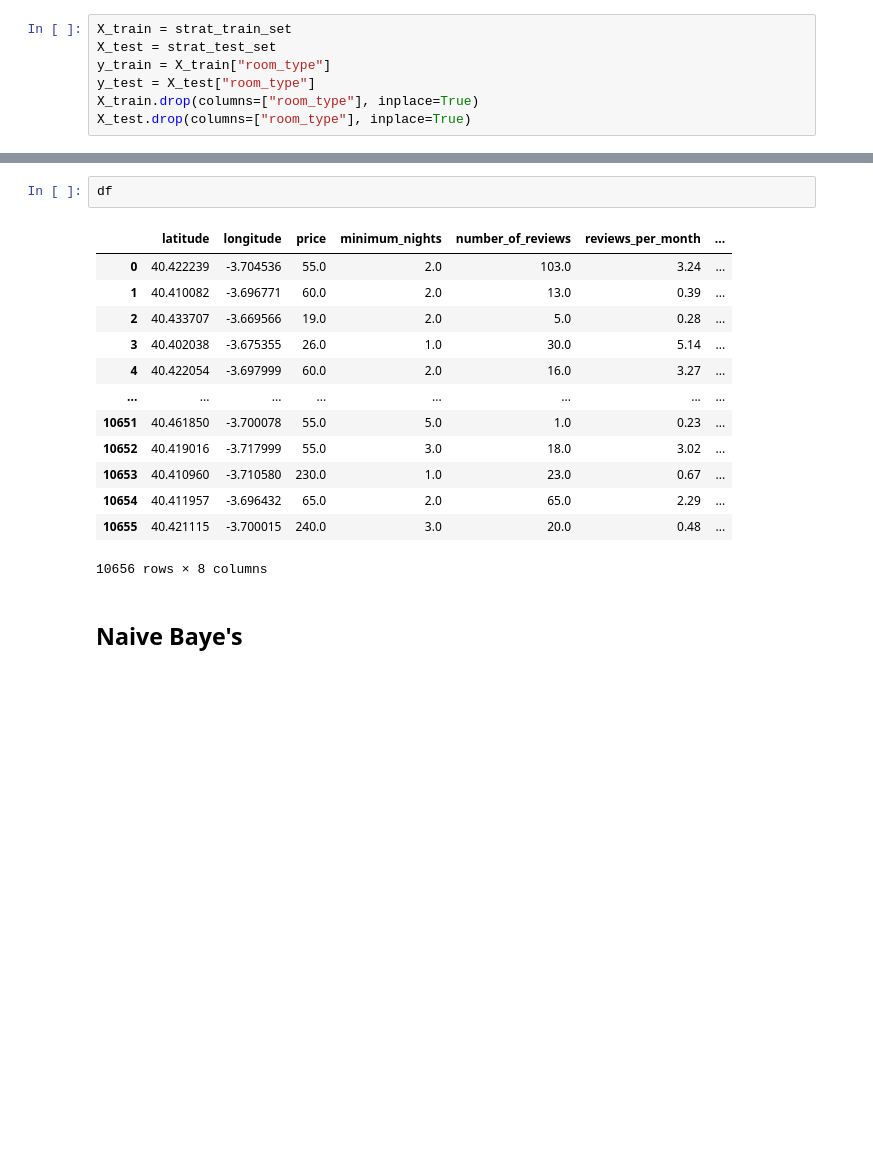
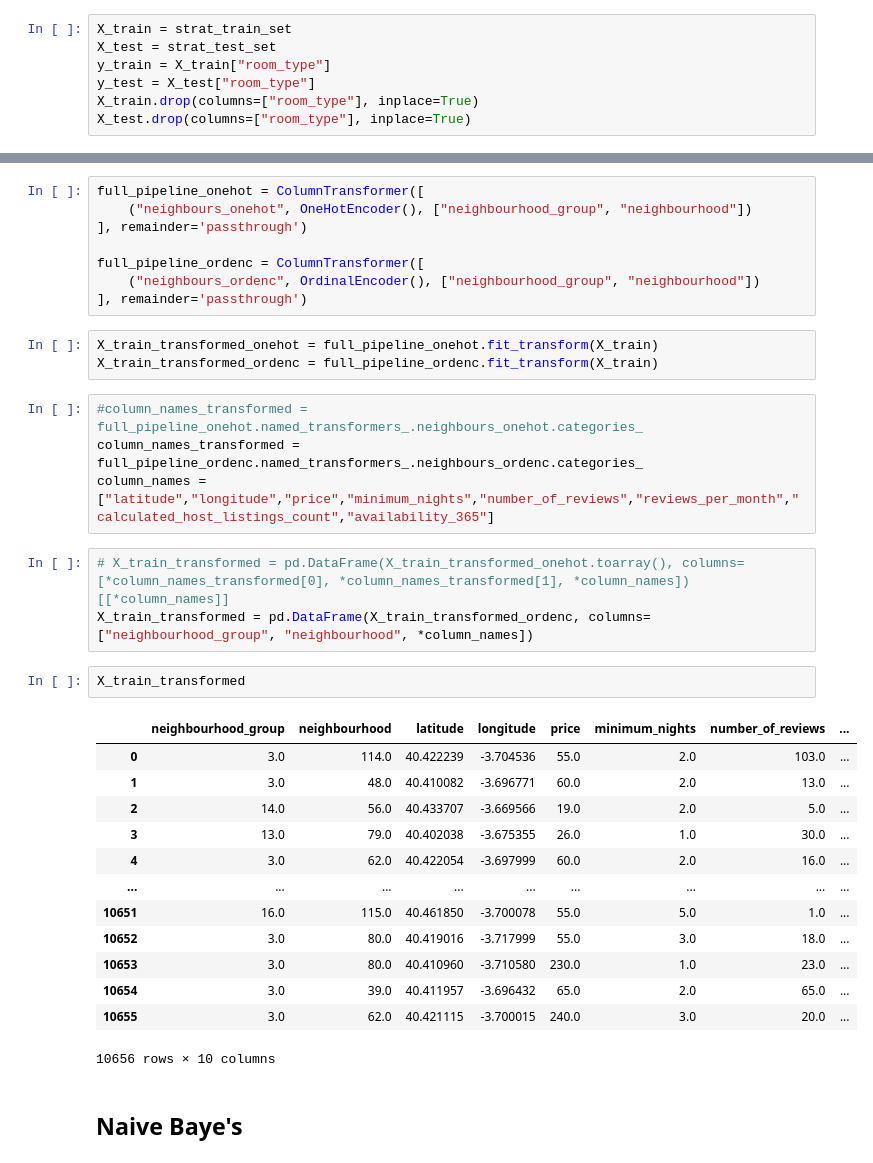
Before and after one commit to frapima/AAI, a Jupyter notebook: projects/module1/tp1/InsideAirBnB.ipynb, the cells around one changed output, grey strips where cells are left out. Saved outputs shown, nothing was run; the diff lists cells and outputs as text; blank space fills up the shorter version.

```diff
--- a/projects/module1/tp1/InsideAirBnB.ipynb
+++ b/projects/module1/tp1/InsideAirBnB.ipynb
@@ -173,19 +140,37 @@ df = pd.DataFrame(X_prepared.toarray(), columns=[*attrs[0], *attrs[1], *num_attr
-# %%
-df
-# %% [output]
-|  | latitude | longitude | price | minimum_nights | number_of_reviews | reviews_per_month | ... |
-| 0 | 40.422239 | -3.704536 | 55.0 | 2.0 | 103.0 | 3.24 | ... |
-| 1 | 40.410082 | -3.696771 | 60.0 | 2.0 | 13.0 | 0.39 | ... |
-| 2 | 40.433707 | -3.669566 | 19.0 | 2.0 | 5.0 | 0.28 | ... |
-| 3 | 40.402038 | -3.675355 | 26.0 | 1.0 | 30.0 | 5.14 | ... |
-| 4 | 40.422054 | -3.697999 | 60.0 | 2.0 | 16.0 | 3.27 | ... |
-| ... | ... | ... | ... | ... | ... | ... | ... |
-| 10651 | 40.461850 | -3.700078 | 55.0 | 5.0 | 1.0 | 0.23 | ... |
-| 10652 | 40.419016 | -3.717999 | 55.0 | 3.0 | 18.0 | 3.02 | ... |
-| 10653 | 40.410960 | -3.710580 | 230.0 | 1.0 | 23.0 | 0.67 | ... |
-| 10654 | 40.411957 | -3.696432 | 65.0 | 2.0 | 65.0 | 2.29 | ... |
-| 10655 | 40.421115 | -3.700015 | 240.0 | 3.0 | 20.0 | 0.48 | ... |
-10656 rows × 8 columns
+# %%
+full_pipeline_onehot = ColumnTransformer([
+    ("neighbours_onehot", OneHotEncoder(), ["neighbourhood_group", "neighbourhood"])
+], remainder='passthrough')
+
+full_pipeline_ordenc = ColumnTransformer([
+    ("neighbours_ordenc", OrdinalEncoder(), ["neighbourhood_group", "neighbourhood"])
+], remainder='passthrough')
+# %%
+X_train_transformed_onehot = full_pipeline_onehot.fit_transform(X_train)
+X_train_transformed_ordenc = full_pipeline_ordenc.fit_transform(X_train)
+# %%
+#column_names_transformed = full_pipeline_onehot.named_transformers_.neighbours_onehot.categories_
+column_names_transformed = full_pipeline_ordenc.named_transformers_.neighbours_ordenc.categories_
+column_names = ["latitude","longitude","price","minimum_nights","number_of_reviews","reviews_per_month","calculated_host_listings_count","availability_365"]
+# %%
+# X_train_transformed = pd.DataFrame(X_train_transformed_onehot.toarray(), columns=[*column_names_transformed[0], *column_names_transformed[1], *column_names])[[*column_names]]
+X_train_transformed = pd.DataFrame(X_train_transformed_ordenc, columns=["neighbourhood_group", "neighbourhood", *column_names])
+# %%
+X_train_transformed
+# %% [output]
+|  | neighbourhood_group | neighbourhood | latitude | longitude | price | minimum_nights | number_of_reviews | ... |
+| 0 | 3.0 | 114.0 | 40.422239 | -3.704536 | 55.0 | 2.0 | 103.0 | ... |
+| 1 | 3.0 | 48.0 | 40.410082 | -3.696771 | 60.0 | 2.0 | 13.0 | ... |
+| 2 | 14.0 | 56.0 | 40.433707 | -3.669566 | 19.0 | 2.0 | 5.0 | ... |
+| 3 | 13.0 | 79.0 | 40.402038 | -3.675355 | 26.0 | 1.0 | 30.0 | ... |
+| 4 | 3.0 | 62.0 | 40.422054 | -3.697999 | 60.0 | 2.0 | 16.0 | ... |
+| ... | ... | ... | ... | ... | ... | ... | ... | ... |
+| 10651 | 16.0 | 115.0 | 40.461850 | -3.700078 | 55.0 | 5.0 | 1.0 | ... |
+| 10652 | 3.0 | 80.0 | 40.419016 | -3.717999 | 55.0 | 3.0 | 18.0 | ... |
+| 10653 | 3.0 | 80.0 | 40.410960 | -3.710580 | 230.0 | 1.0 | 23.0 | ... |
+| 10654 | 3.0 | 39.0 | 40.411957 | -3.696432 | 65.0 | 2.0 | 65.0 | ... |
+| 10655 | 3.0 | 62.0 | 40.421115 | -3.700015 | 240.0 | 3.0 | 20.0 | ... |
+10656 rows × 10 columns
 # %% [markdown]
 ## Naive Baye's
 # %%
```
Also changed, not shown: parts of 13 cells of this notebook.
